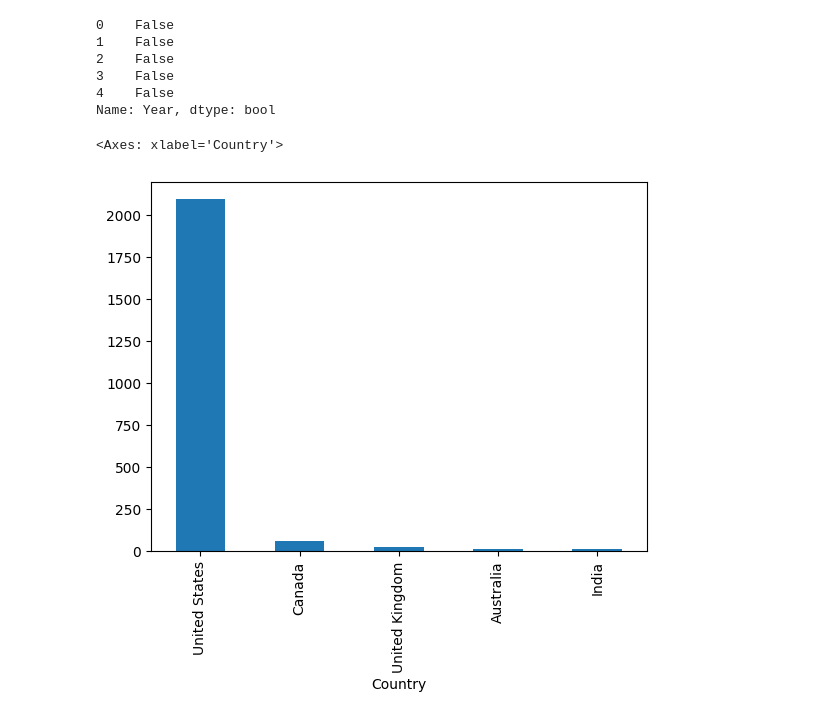
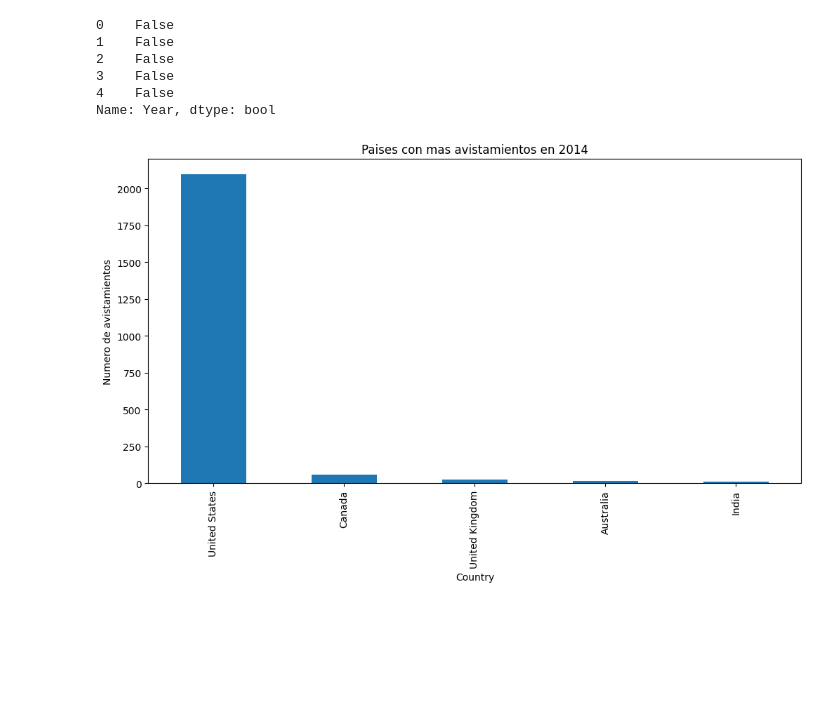
Before and after one commit to awchacon/first_project, a Jupyter notebook: first_project.ipynb, the cells around one changed output. Drawn from its saved outputs; the diff is of its cells as text; code cells hidden in the pictures; blank space fills up the shorter version.

```diff
--- a/first_project.ipynb
+++ b/first_project.ipynb
@@ -9,6 +9,16 @@ import matplotlib.pyplot as plt
 
 
 ufo_df = pd.read_csv("E:/Folder_python/first_project/ufo.csv")
+#ufo_df.head()
+#ufo_df.drop("id", axis=1, inplace=True) #Eliminar columna que no utilizo
 
-ufo_df.head()
+#ufo_df_ignore = ufo_df[[""]] opciion de colocar las columnas que quiero
+
+
+#ufo_df_copy = ufo_df.copy()
+#ufo_df_copy.drop("id", axis=1, inplace=True)
+
+ufo_df_new = ufo_df.drop("id", axis=1)
+
+ufo_df_new.head()
 # %% [output]
@@ -130,7 +149,7 @@ True     70878
 False     9450
 Name: count, dtype: int64
 # %%
-in_2014 = ufo_df["Year"] == 2014
+in_2014 = ufo_df_new["Year"] == 2014
 
 in_2014.head()
 # %% [output]
@@ -141,12 +160,14 @@ in_2014.head()
 4    False
 Name: Year, dtype: bool
 # %%
-ufo_2020 = ufo_df[in_2014]
-plt_2020 = ufo_2020["Country"].value_counts().head(5)
-# plt.figure(figsize=(12,6))
 #Paises con mas avistamientos en 2014
-plt_2020.plot.bar()
+ufo_2014 = ufo_df_new[in_2014]
+plt_2014 = ufo_2014["Country"].value_counts().head(5)
+plt.figure(figsize=(12,6))
+plt_2014.plot.bar()
+plt.title("Paises con mas avistamientos en 2014")
+plt.ylabel("Numero de avistamientos")
+plt.show()
 # %% [output]
-<Axes: xlabel='Country'>
-[figure, old version]
+[figure, new version]
 # %%
```
Also changed, not shown: parts of 18 cells of this notebook, 2 other files.
